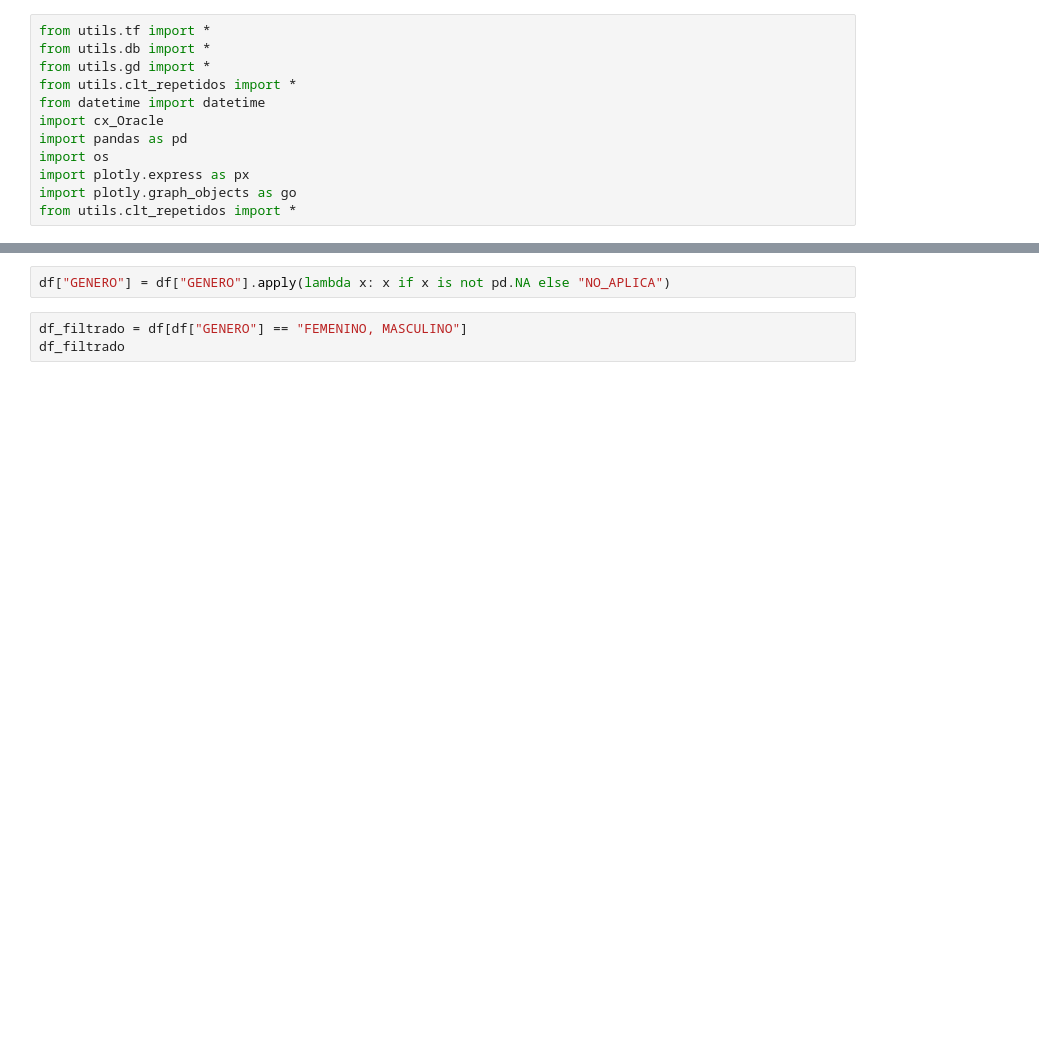
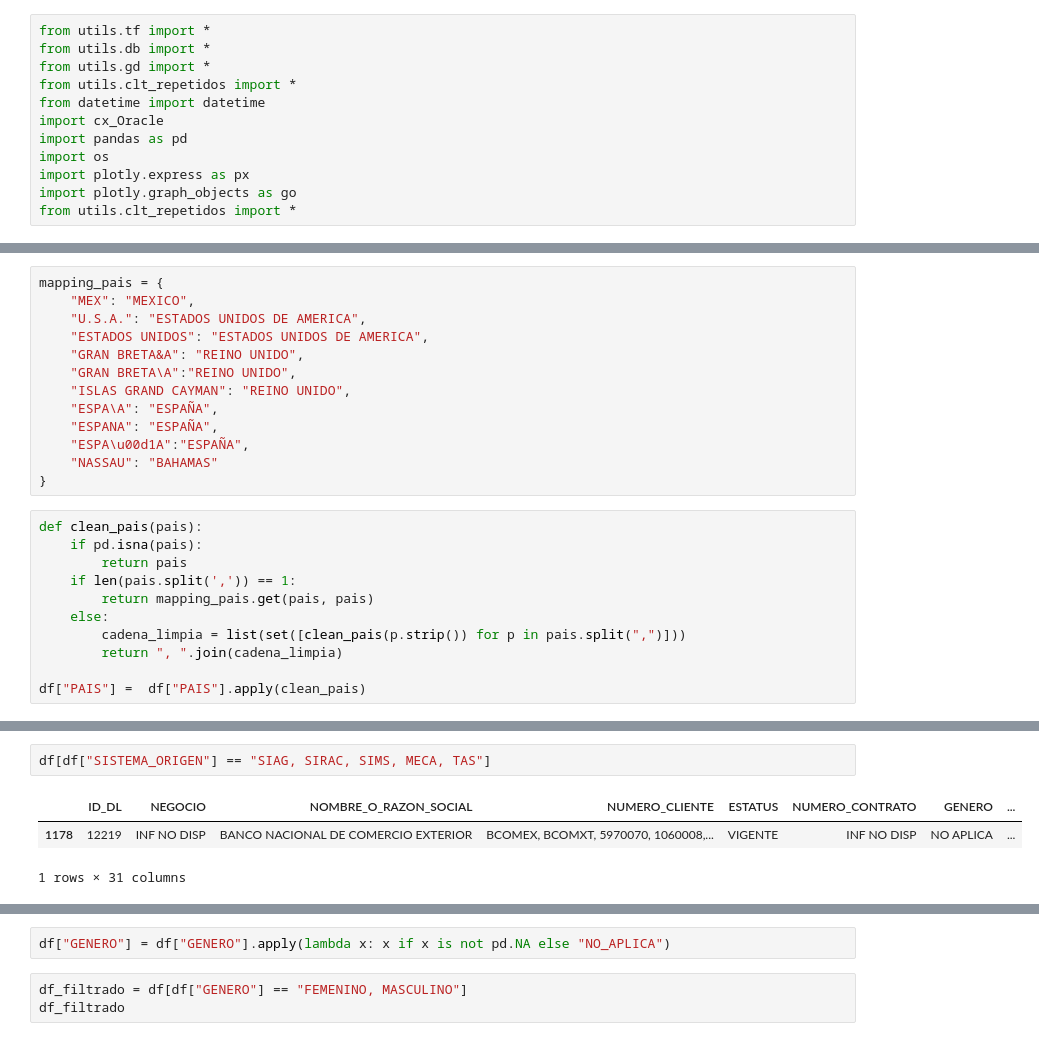
Before and after one commit to Ale1726/clientes_eda, a Jupyter notebook: tab_final_analisis.ipynb, the cells around one changed output, grey strips where cells are left out. Saved outputs shown, nothing was run; the diff lists cells and outputs as text; blank space fills up the shorter version.

```diff
--- a/tab_final_analisis.ipynb
+++ b/tab_final_analisis.ipynb
@@ -28,0 +79,24 @@ df.describe()
+# %%
+mapping_pais = {
+    "MEX": "MEXICO",
+    "U.S.A.": "ESTADOS UNIDOS DE AMERICA",
+    "ESTADOS UNIDOS": "ESTADOS UNIDOS DE AMERICA",
+    "GRAN BRETA&A": "REINO UNIDO",
+    "GRAN BRETA\A":"REINO UNIDO",
+    "ISLAS GRAND CAYMAN": "REINO UNIDO",
+    "ESPA\A": "ESPAÑA",
+    "ESPANA": "ESPAÑA",
+    "ESPA\u00d1A":"ESPAÑA",
+    "NASSAU": "BAHAMAS"
+}
+# %%
+def clean_pais(pais):
+    if pd.isna(pais):
+        return pais
+    if len(pais.split(',')) == 1:
+        return mapping_pais.get(pais, pais)
+    else:
+        cadena_limpia = list(set([clean_pais(p.strip()) for p in pais.split(",")]))
+        return ", ".join(cadena_limpia)
+
+df["PAIS"] =  df["PAIS"].apply(clean_pais)
@@ -29,3 +123,9 @@ df.describe()
+# %%
+df[df["SISTEMA_ORIGEN"] == "SIAG, SIRAC, SIMS, MECA, TAS"]
+# %% [output]
+|  | ID_DL | NEGOCIO | NOMBRE_O_RAZON_SOCIAL | NUMERO_CLIENTE | ESTATUS | NUMERO_CONTRATO | GENERO | ... |
+| 1178 | 12219 | INF NO DISP | BANCO NACIONAL DE COMERCIO EXTERIOR | BCOMEX, BCOMXT, 5970070, 1060008,... | VIGENTE | INF NO DISP | NO APLICA | ... |
+1 rows × 31 columns
 # %%
 df.value_counts("SISTEMA_ORIGEN")
 # %% [output]
```
Also changed, not shown: parts of 16 cells of this notebook, 12 other files.
